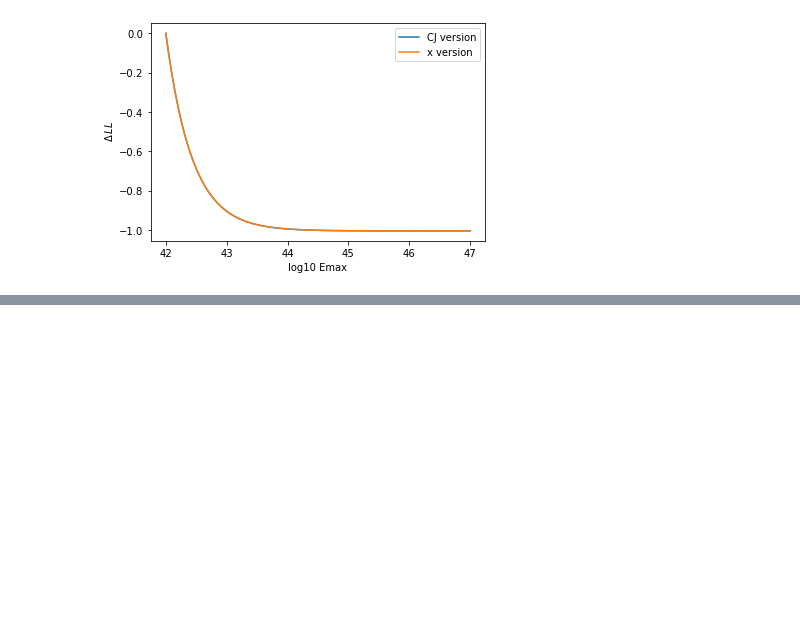
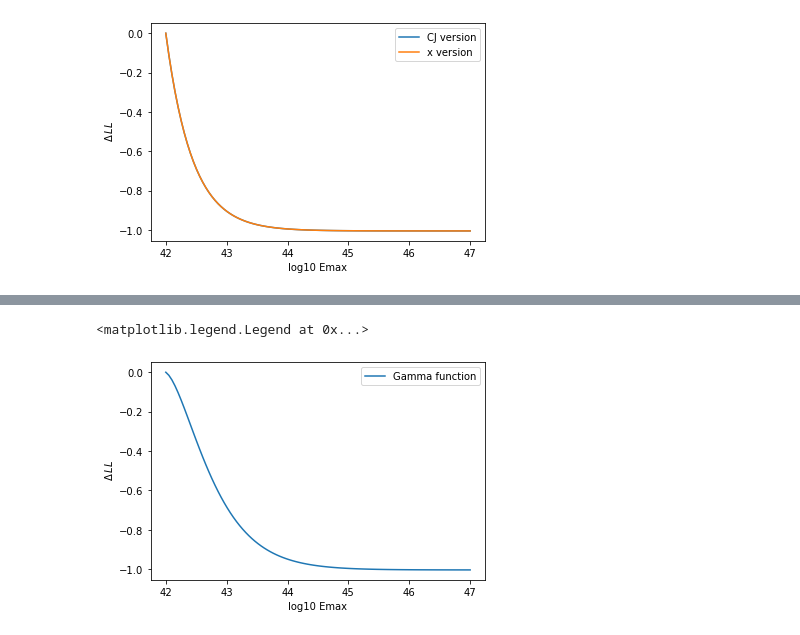
Before and after one commit to FRBs/zdm, a Jupyter notebook: docs/nb/Max_Like.ipynb, the cells around one changed output, grey strips where cells are left out. Drawn from its saved outputs; the diff is of its cells as text; code cells hidden in the pictures; blank space fills up the shorter version.

```diff
--- a/docs/nb/Max_Like.ipynb
+++ b/docs/nb/Max_Like.ipynb
@@ -216,0 +255,10 @@ ax.legend()
+# %%
+ax = sns.lineplot(x=np.log10(Emaxs), y=LLsG - np.max(LLsG), label='Gamma function')
+#ax = sns.lineplot(x=np.log10(Emaxs), y=LLs - np.max(LLs), label='x version')
+ax.set_xlabel('log10 Emax')
+ax.set_ylabel(r' $\Delta \, LL$')
+#ax.set_ylim(-1., 0.)
+ax.legend()
+# %% [output]
+<matplotlib.legend.Legend at 0x...>
+[figure, added]
```
Also changed, not shown: parts of 14 cells of this notebook.
